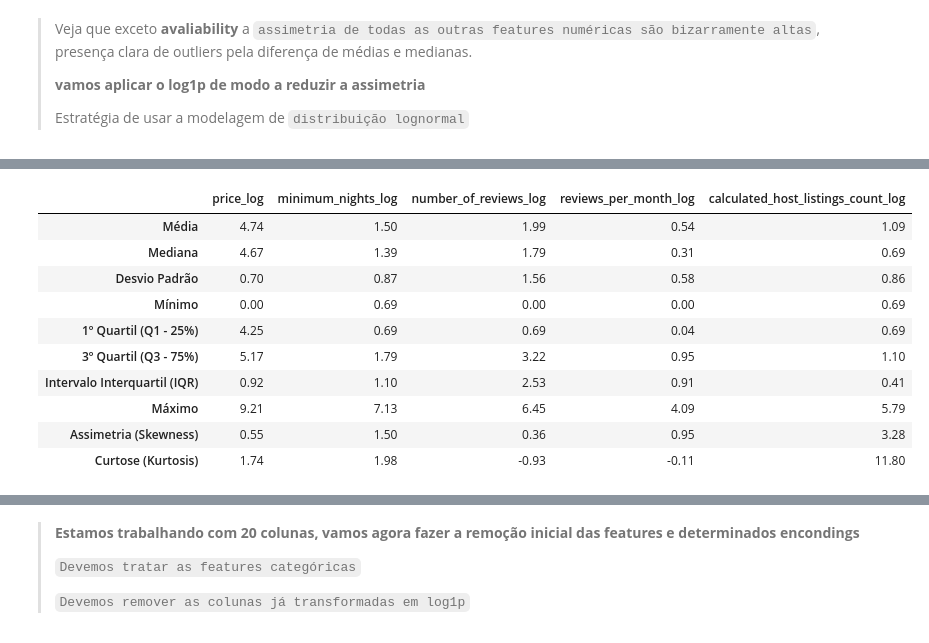
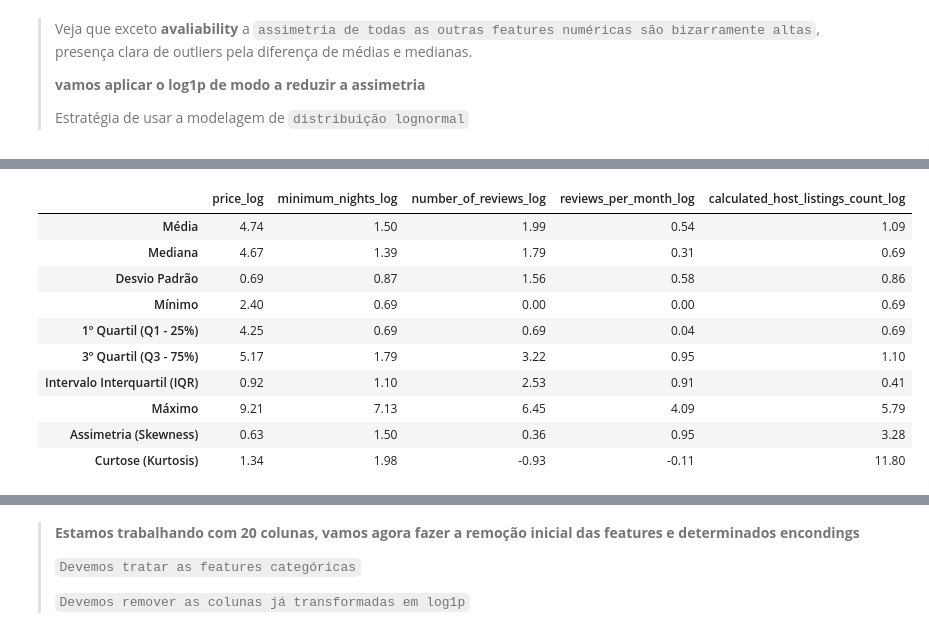
Before and after one commit to caua-barreto/Airbnb_Market_Segmentation, a Jupyter notebook: notebooks/01_EDA.ipynb, the cells around one changed output, grey strips where cells are left out. Cells and saved outputs as stored; diff of their text form; code cells hidden in the pictures.

```diff
--- a/notebooks/01_EDA.ipynb
+++ b/notebooks/01_EDA.ipynb
@@ -35,11 +40,14 @@ import seaborn as sns
 from sklearn.preprocessing import RobustScaler
 import matplotlib.pyplot as plt
 
-sys.path.append(os.path.abspath('..'))
+sys.path.append(os.path.abspath(".."))
 %load_ext autoreload
 %autoreload 2
 
-from utils_2 import histograma_simples,resumo_estatistico,plot_boxplot_outliers,plot_distribuicao,resumo_estatistico_numerico,analisar_multicolinearidade_pares,plot_matriz_correlacao
+from src.config import carregar_configs
+from src.plot_figs import histograma_simples, plot_boxplot_outliers, plot_distribuicao, plot_matriz_correlacao
+from src.profiling import resumo_estatistico, resumo_estatistico_numerico, analisar_multicolinearidade_pares
 
-warnings.filterwarnings('ignore')
+cfg = carregar_configs()
+warnings.filterwarnings("ignore")
 # %%
@@ -57,2 +62,11 @@ DIR_EXP = os.path.join(DIR_ATUAL,'..','data','processed')
 
 df = pd.read_csv(DIR_ARQ)
+# %%
+# Filtro de registros inválidos parametrizado pelo configs.yaml
+# Consideração adotada: min_price_filter = 0 (remove anúncios com diária <= US$ 0,
+# pois preços nulos/zerados representam erros de preenchimento e distorcem escalas logarítmicas)
+min_price = cfg["preprocessing"]["min_price_filter"]  # Valor: 0
+n_antes = len(df)
+df = df[df["price"] > min_price].copy()
+n_removidos = n_antes - len(df)
+print(f"{n_removidos} registros com price <= {min_price} removidos ({n_removidos / n_antes * 100:.2f}% da base).")
@@ -415,38 +410,39 @@ ___
 # %%
-# Trata os nulos de reviews_per_month antes do log
-df['reviews_per_month'] = df['reviews_per_month'].fillna(0)
+# 1. Tratamento de nulos antes do log conforme configs.yaml:
+# fill_nulls_zero_cols = ["reviews_per_month"] -> preenche com 0 imóveis sem avaliações
+for col_null in cfg["preprocessing"]["fill_nulls_zero_cols"]:
+    df[col_null] = df[col_null].fillna(0)
 
-# Lista das features que receberam log
-features_log = [
-    'price',
-    'minimum_nights',
-    'number_of_reviews',
-    'reviews_per_month',
-    'calculated_host_listings_count'
-]
+# 2. Lista das 5 features numéricas assimétricas que recebem np.log1p (configs.yaml):
+# log_transform_cols = [
+#     "price",
+#     "minimum_nights",
+#     "number_of_reviews",
+#     "reviews_per_month",
+#     "calculated_host_listings_count"
+# ]
+features_log = cfg["preprocessing"]["log_transform_cols"]
 
-# Cria as novas colunas com sufixo '_log' aplicando log1p
 novas_colunas_log = []
 for col in features_log:
     col_log = f"{col}_log"
     df[col_log] = np.log1p(df[col])
     novas_colunas_log.append(col_log)
 
 df_analise = df[novas_colunas_log]
-
 resumo_estatistico_numerico(df_analise)
 # %% [output]
 |  | price_log | minimum_nights_log | number_of_reviews_log | reviews_per_month_log | calculated_host_listings_count_log |
 | Média | 4.74 | 1.50 | 1.99 | 0.54 | 1.09 |
 | Mediana | 4.67 | 1.39 | 1.79 | 0.31 | 0.69 |
-| Desvio Padrão | 0.70 | 0.87 | 1.56 | 0.58 | 0.86 |
-| Mínimo | 0.00 | 0.69 | 0.00 | 0.00 | 0.69 |
+| Desvio Padrão | 0.69 | 0.87 | 1.56 | 0.58 | 0.86 |
+| Mínimo | 2.40 | 0.69 | 0.00 | 0.00 | 0.69 |
 | 1º Quartil (Q1 - 25%) | 4.25 | 0.69 | 0.69 | 0.04 | 0.69 |
 | 3º Quartil (Q3 - 75%) | 5.17 | 1.79 | 3.22 | 0.95 | 1.10 |
 | Intervalo Interquartil (IQR) | 0.92 | 1.10 | 2.53 | 0.91 | 0.41 |
 | Máximo | 9.21 | 7.13 | 6.45 | 4.09 | 5.79 |
-| Assimetria (Skewness) | 0.55 | 1.50 | 0.36 | 0.95 | 3.28 |
-| Curtose (Kurtosis) | 1.74 | 1.98 | -0.93 | -0.11 | 11.80 |
+| Assimetria (Skewness) | 0.63 | 1.50 | 0.36 | 0.95 | 3.28 |
+| Curtose (Kurtosis) | 1.34 | 1.98 | -0.93 | -0.11 | 11.80 |
 # %%
 df.info()
 # %% [output]
```
Also changed, not shown: parts of 43 cells of this notebook, 29 other files.
